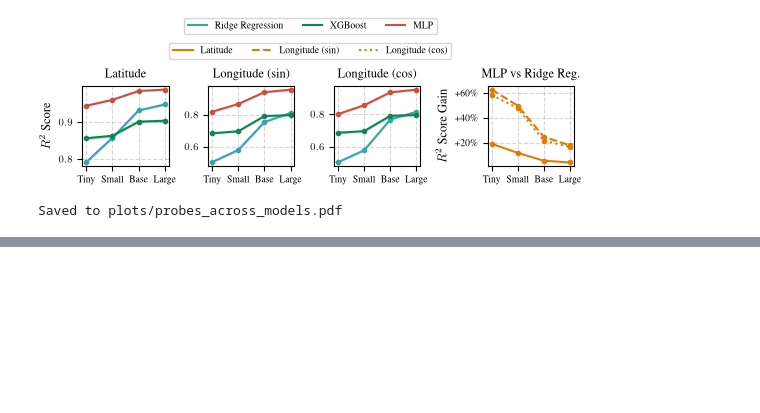
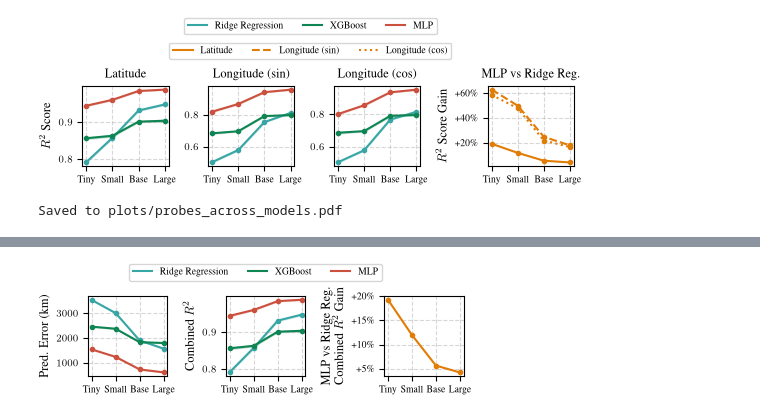
Before and after one commit to kdybek/terramind_probing, a Jupyter notebook: plots.ipynb, the cells around one changed output, grey strips where cells are left out. Saved outputs shown, nothing was run; the diff lists cells and outputs as text; code cells hidden in the pictures; blank space fills up the shorter version.

```diff
--- a/plots.ipynb
+++ b/plots.ipynb
@@ -487 +487,98 @@ print("\nSaved to plots/circular_encoding.pdf")
 Saved to plots/circular_encoding.pdf
+# %%
+import os
+import numpy as np
+import pandas as pd
+import matplotlib.pyplot as plt
+from tueplots import bundles, figsizes
+
+os.environ["PATH"] += os.pathsep + "/Library/TeX/texbin"
+
+plt.rcParams.update(bundles.neurips2024())
+plt.rcParams.update(figsizes.neurips2024(nrows=1, ncols=3, height_to_width_ratio=0.75, rel_width=0.8))
+plt.rcParams.update({
+    "text.latex.preamble": r"\usepackage{times}\usepackage{amsmath}",
+    "text.usetex": True,
+})
+
+df = pd.read_csv(RESULTS_PATH)
+
+os.makedirs("plots", exist_ok=True)
+
+mean_cache_agg = {}
+
+fig, axes = plt.subplots(1, 3, sharey=False)
+for ax, metric in zip(axes[:2], ["pred_error_km", "r2_all"], strict=True):
+    for probe in PROBE_NAMES:
+        means = []
+        los = []
+        his = []
+        for model in MODEL_NAMES:
+            sub_df = df[
+                (df["model"] == model) &
+                (df["probe"] == probe) &
+                (df["layer"] == NUM_LAYERS_DICT[model] - 1) &
+                (df["dim_reduction"] == "none") &
+                (df["control"] == False) &
+                (df["circular_encoding"] == True)
+            ]
+
+            assert len(sub_df) == NUM_FOLDS, f"Expected {NUM_FOLDS} folds, but got {len(sub_df)} for model={model}, probe={probe}, target={tgt}"
+
+            scores = sub_df[metric].values
+            mean, lo, hi = mean_bootstrap_ci(scores)
+            means.append(mean)
+            los.append(lo)
+            his.append(hi)
+
+            mean_cache_agg[(model, probe, metric)] = mean
+
+        x = np.arange(len(MODEL_NAMES))
+        ax.plot(x, means, label=PROBE_LABELS[probe], color=PROBE_COLORS[probe], marker="o", markersize=MARKER_SIZE)
+        ax.fill_between(x, los, his, alpha=0.2, color=PROBE_COLORS[probe])
+
+    ax.set_xticks(x)
+    ax.set_xticklabels([MODEL_LABELS[model] for model in MODEL_NAMES])
+    ax.grid(True, linestyle="--", alpha=0.5)
+
+axes[0].set_ylabel("Pred. Error (km)")
+axes[1].set_ylabel("Combined $R^2$")
+
+rel_gains = []
+for model in MODEL_NAMES:
+    mlp_mean = mean_cache_agg[(model, "mlp", "r2_all")]
+    ridge_mean = mean_cache_agg[(model, "ridge", "r2_all")]
+    rel_gain = (mlp_mean - ridge_mean) / abs(ridge_mean)
+    rel_gains.append(rel_gain)
+
+x = np.arange(len(MODEL_NAMES))
+axes[-1].plot(
+    x,
+    rel_gains,
+    color=PROBE_COLORS["mlp_ridge_gain"],
+    marker="o",
+    markersize=MARKER_SIZE
+)
+axes[-1].set_xticks(x)
+axes[-1].set_xticklabels([MODEL_LABELS[model] for model in MODEL_NAMES])
+axes[-1].set_ylabel("MLP vs Ridge Reg.\nCombined $R^2$ Gain")
+axes[-1].grid(True, linestyle="--", alpha=0.5)
+axes[-1].yaxis.set_major_formatter(FuncFormatter(percent_formatter))
+
+fig.legend(
+    color_handles,
+    PROBE_LABELS.values(),
+    loc="upper center",
+    bbox_to_anchor=(0.5, 1.27),
+    ncol=len(PROBE_NAMES),
+    frameon=True,
+)
+
+print(f"tiny ridge pred error {mean_cache_agg[('terramind_v1_tiny', 'ridge', 'pred_error_km')]:.4f}")
+print(f"large ridge pred error {mean_cache_agg[('terramind_v1_large', 'ridge', 'pred_error_km')]:.4f}")
+print(f"large mlp pred error {mean_cache_agg[('terramind_v1_large', 'mlp', 'pred_error_km')]:.4f}")
+
+plt.savefig("plots/front_page.pdf", bbox_inches="tight")
+plt.show()
+print("\nSaved to plots/front_page.pdf")
+# %% [output]
@@ -487,0 +588 @@ Saved to plots/circular_encoding.pdf
+[figure, added]
```
Also changed, not shown: parts of 4 cells of this notebook.
